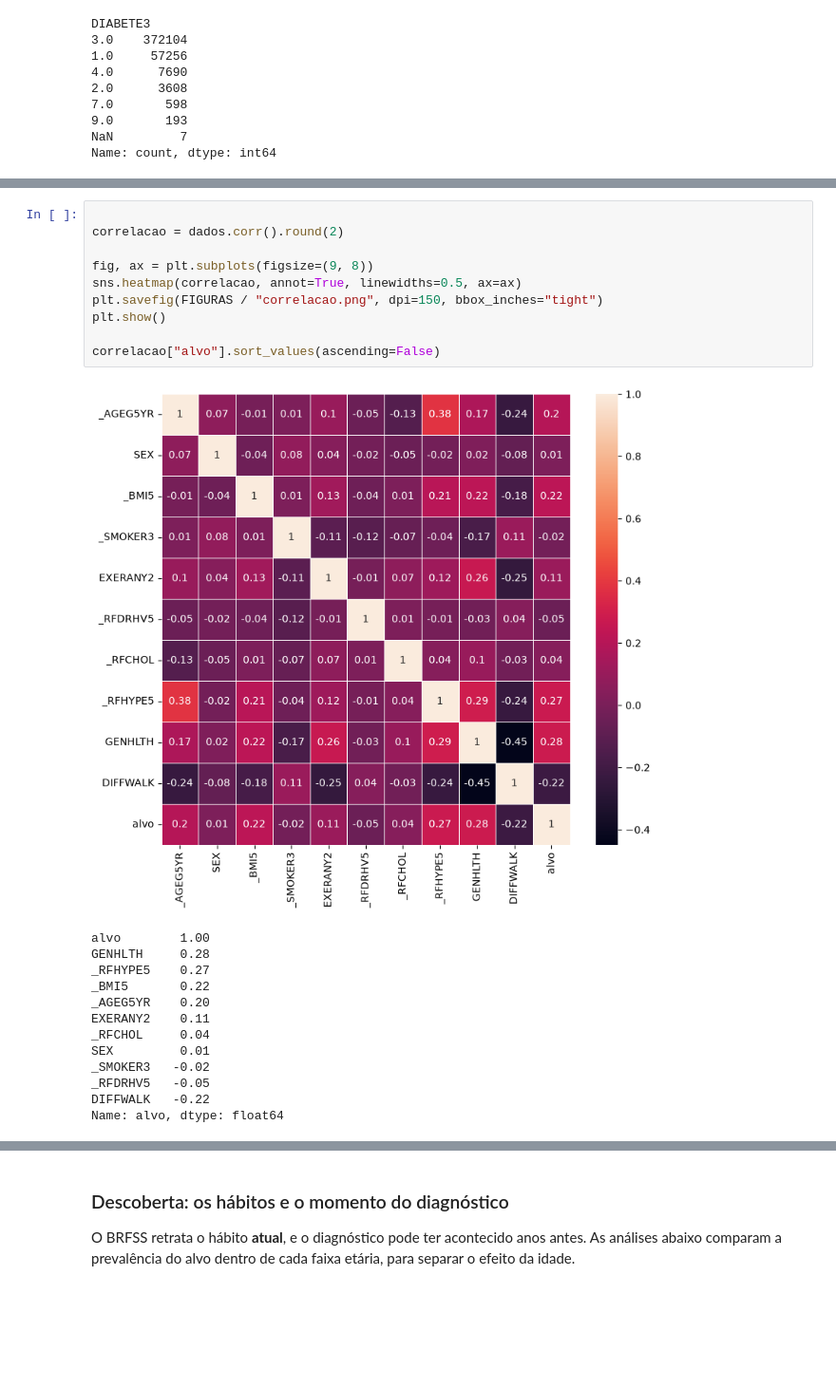
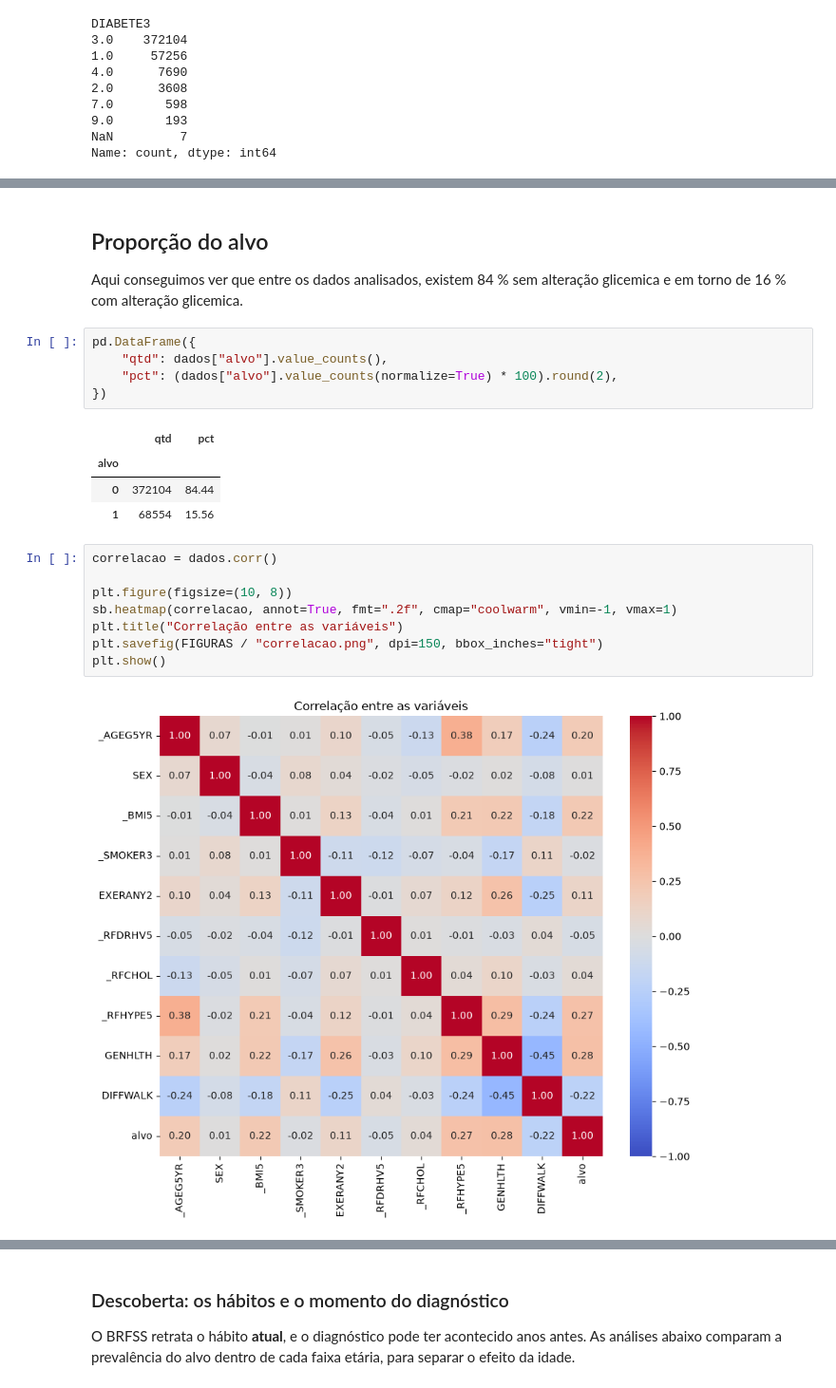
Before and after one commit to nandogamba/extrapees, a Jupyter notebook: notebooks/tc1_diabetes.ipynb, the cells around one changed output, grey strips where cells are left out. Shown at 95% size. Saved outputs shown, nothing was run; the diff lists cells and outputs as text; blank space fills up the shorter version.

```diff
--- a/notebooks/tc1_diabetes.ipynb
+++ b/notebooks/tc1_diabetes.ipynb
@@ -219,24 +303,24 @@ contínua com a piora da saúde geral autodeclarada, de cerca de 4% para 39%.
+# %% [markdown]
+## Proporção do alvo
+
+Aqui conseguimos ver que entre os dados analisados, existem 84 % sem alteração glicemica e em torno de 16 % com alteração glicemica.
+# %%
+pd.DataFrame({
+    "qtd": dados["alvo"].value_counts(),
+    "pct": (dados["alvo"].value_counts(normalize=True) * 100).round(2),
+})
+# %% [output]
+|  | qtd | pct |
+| alvo |  |  |
+| 0 | 372104 | 84.44 |
+| 1 | 68554 | 15.56 |
 # %%
+correlacao = dados.corr()
 
-correlacao = dados.corr().round(2)
-
-fig, ax = plt.subplots(figsize=(9, 8))
-sns.heatmap(correlacao, annot=True, linewidths=0.5, ax=ax)
+plt.figure(figsize=(10, 8))
+sb.heatmap(correlacao, annot=True, fmt=".2f", cmap="coolwarm", vmin=-1, vmax=1)
+plt.title("Correlação entre as variáveis")
 plt.savefig(FIGURAS / "correlacao.png", dpi=150, bbox_inches="tight")
 plt.show()
-
-correlacao["alvo"].sort_values(ascending=False)
 # %% [output]
-[figure, old version]
+[figure, new version]
-alvo        1.00
-GENHLTH     0.28
-_RFHYPE5    0.27
-_BMI5       0.22
-_AGEG5YR    0.20
-EXERANY2    0.11
-_RFCHOL     0.04
-SEX         0.01
-_SMOKER3   -0.02
-_RFDRHV5   -0.05
-DIFFWALK   -0.22
-Name: alvo, dtype: float64
```
Also changed, not shown: parts of 61 cells of this notebook, 4 other files.
